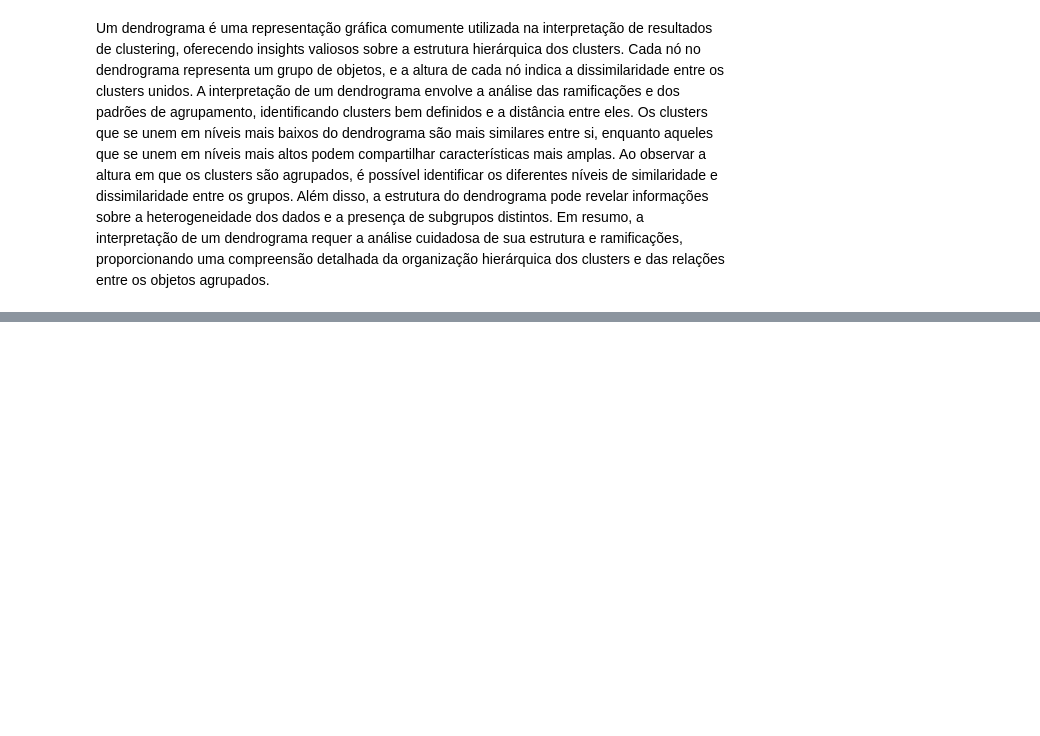
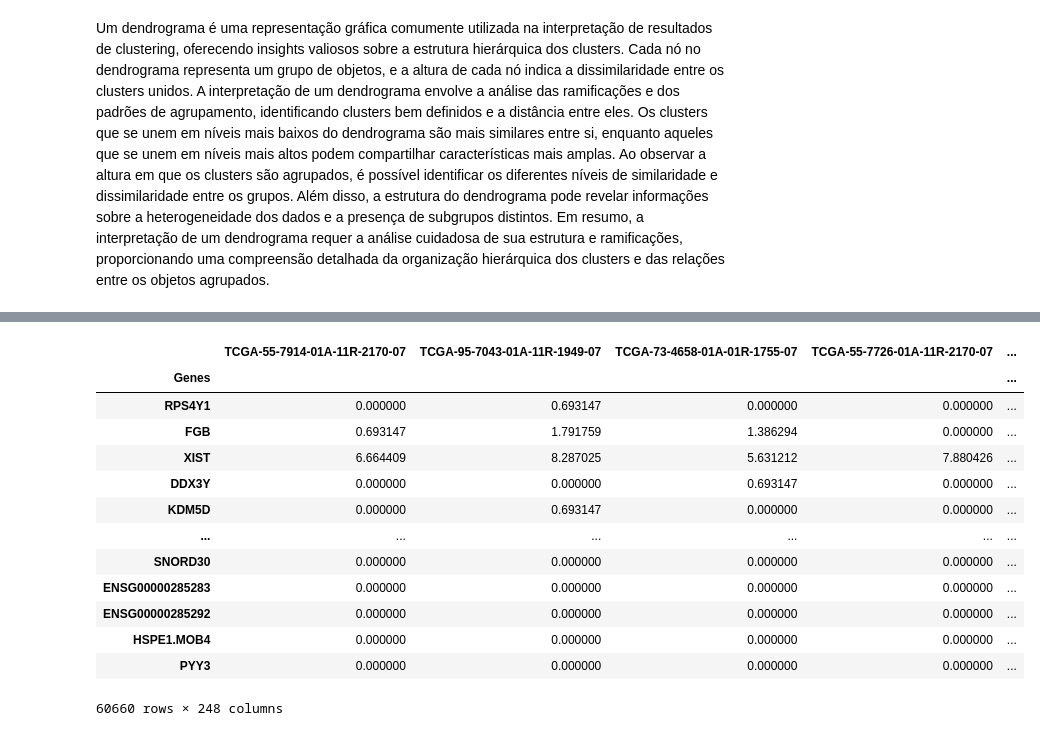
Before and after one commit to ketamine-juice/Extra-o, a Jupyter notebook: python/deseq_python - Cópia.ipynb, the cells around one changed output, grey strips where cells are left out. Saved outputs shown, nothing was run; the diff lists cells and outputs as text; code cells hidden in the pictures; blank space fills up the shorter version.

```diff
--- a/python/deseq_python - Cópia.ipynb
+++ b/python/deseq_python - Cópia.ipynb
@@ -829,0 +857,5 @@ Um dendrograma é uma representação gráfica comumente utilizada na interpreta
+# %%
+# Logaritmizar os valores dos genes
+seqdata_log = numpy.log1p(seqdata_clean)  # Usando log1p para evitar erros com valores 0
+
+print(seqdata_log)
@@ -829,0 +882,5 @@ Um dendrograma é uma representação gráfica comumente utilizada na interpreta
+# %%
+# Calcular a variabilidade dos genes
+variabilidade_genes = seqdata_log.var(axis=1)
+
+print(variabilidade_genes)
@@ -829,0 +901,23 @@ Um dendrograma é uma representação gráfica comumente utilizada na interpreta
+# %%
+# Ordenar os genes por variabilidade em ordem decrescente
+select_var = variabilidade_genes.sort_values(ascending=False).index.tolist()
+
+# Selecionar as linhas da matriz 'logcounts' com base nos índices fornecidos em 'select_var'
+highly_variable_lcpm = seqdata_log.loc[select_var]
+# %%
+highly_variable_lcpm
+# %% [output]
+|  | TCGA-55-7914-01A-11R-2170-07 | TCGA-95-7043-01A-11R-1949-07 | TCGA-73-4658-01A-01R-1755-07 | TCGA-55-7726-01A-11R-2170-07 | ... |
+| Genes |  |  |  |  | ... |
+| RPS4Y1 | 0.000000 | 0.693147 | 0.000000 | 0.000000 | ... |
+| FGB | 0.693147 | 1.791759 | 1.386294 | 0.000000 | ... |
+| XIST | 6.664409 | 8.287025 | 5.631212 | 7.880426 | ... |
+| DDX3Y | 0.000000 | 0.000000 | 0.693147 | 0.000000 | ... |
+| KDM5D | 0.000000 | 0.693147 | 0.000000 | 0.000000 | ... |
+| ... | ... | ... | ... | ... | ... |
+| SNORD30 | 0.000000 | 0.000000 | 0.000000 | 0.000000 | ... |
+| ENSG00000285283 | 0.000000 | 0.000000 | 0.000000 | 0.000000 | ... |
+| ENSG00000285292 | 0.000000 | 0.000000 | 0.000000 | 0.000000 | ... |
+| HSPE1.MOB4 | 0.000000 | 0.000000 | 0.000000 | 0.000000 | ... |
+| PYY3 | 0.000000 | 0.000000 | 0.000000 | 0.000000 | ... |
+60660 rows × 248 columns
```
Also changed, not shown: parts of 29 cells of this notebook, 3 other files.
